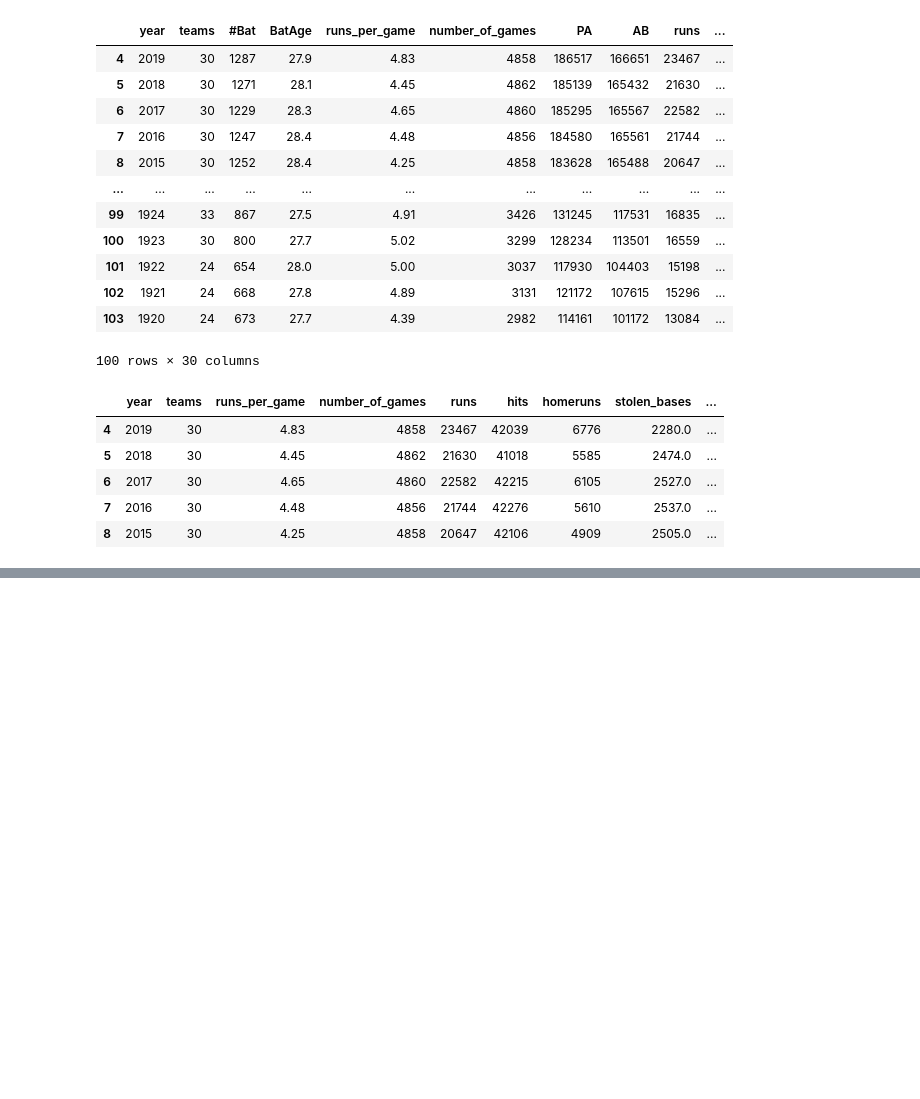
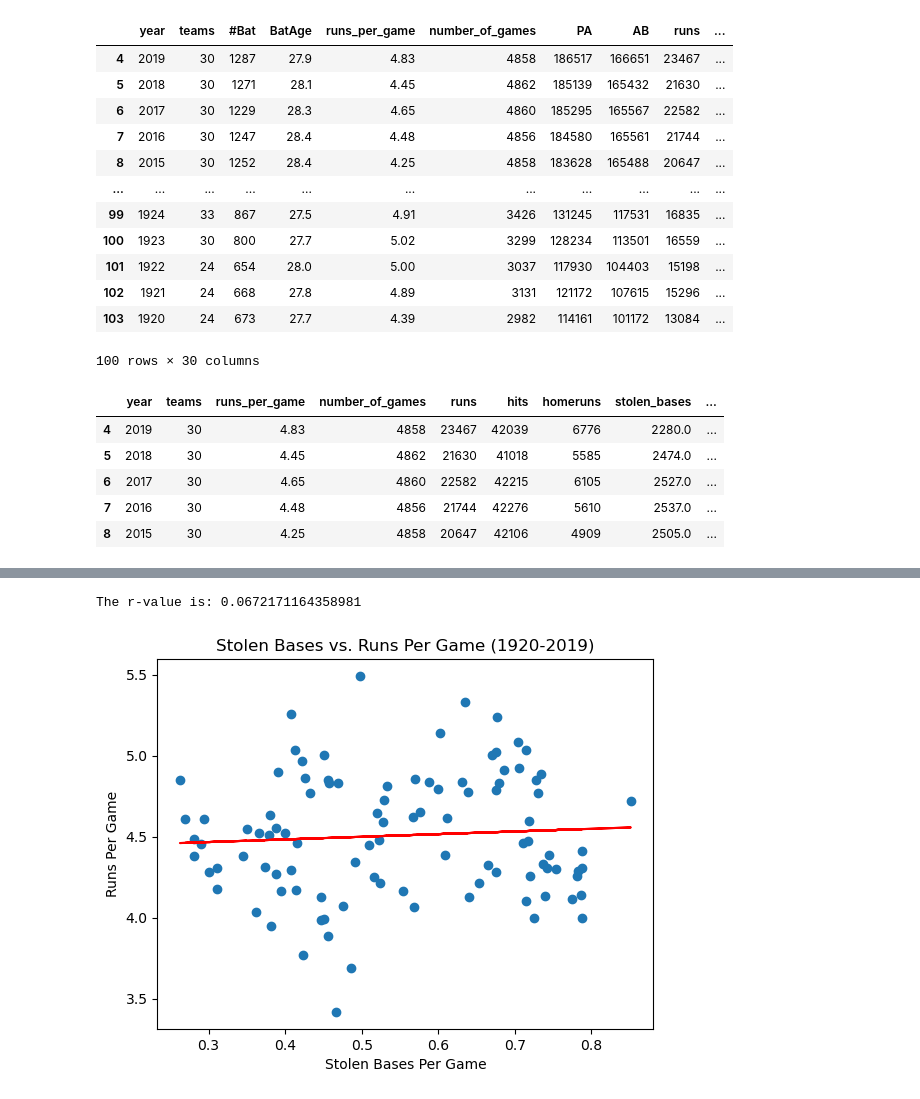
Before and after one commit to digital-buddha42/Baseball-Run-Correlations, a Jupyter notebook: Baseball Project.ipynb, the cells around one changed output, grey strips where cells are left out. Drawn from its saved outputs; the diff is of its cells as text; code cells hidden in the pictures; blank space fills up the shorter version.

```diff
--- a/Baseball Project.ipynb
+++ b/Baseball Project.ipynb
@@ -163,0 +208,16 @@ correlation_df
+# %%
+plt.scatter(reduced_hitting_df["stolen_bases_per_game"], reduced_hitting_df["runs_per_game_new"], marker="o")
+
+plt.xlabel("Stolen Bases Per Game")
+plt.ylabel("Runs Per Game")
+plt.title("Stolen Bases vs. Runs Per Game (1920-2019)")
+
+(slope, intercept, rvalue, pvalue, stderr) = linregress(reduced_hitting_df["stolen_bases_per_game"], reduced_hitting_df["runs_per_game_new"])
+regress_values = reduced_hitting_df["stolen_bases_per_game"] * slope + intercept
+plt.plot(reduced_hitting_df["stolen_bases_per_game"],regress_values,"r-")
+
+print(f"The r-value is: {rvalue}")
+plt.show()
+# %% [output]
+The r-value is: 0.0672171164358981
+[figure, added]
```
Also changed, not shown: parts of 6 cells of this notebook.
